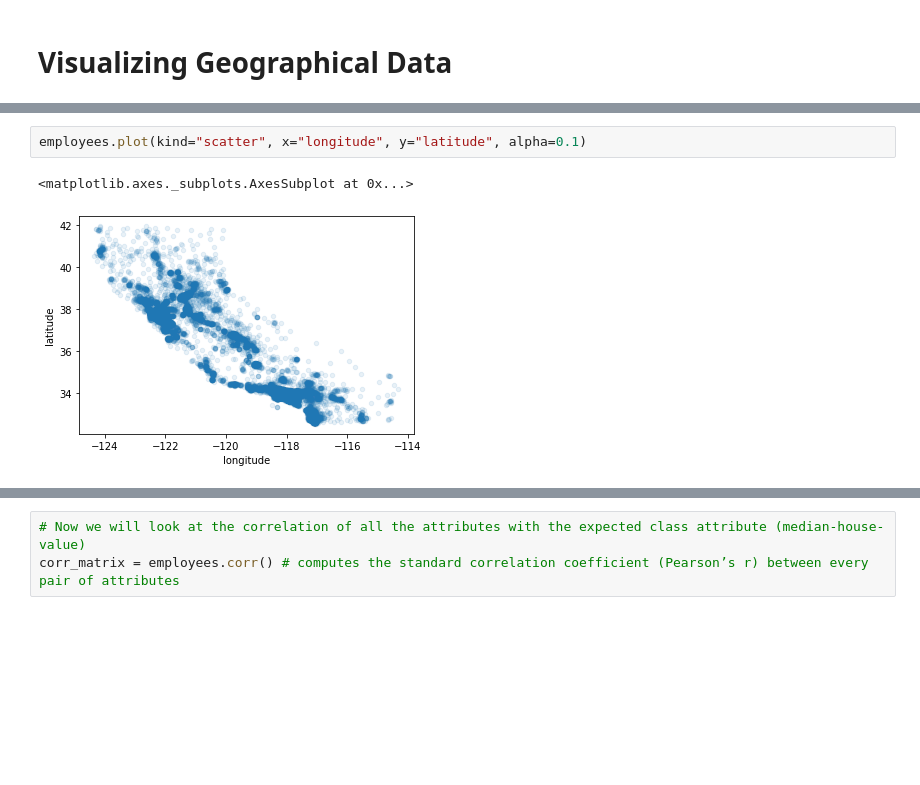
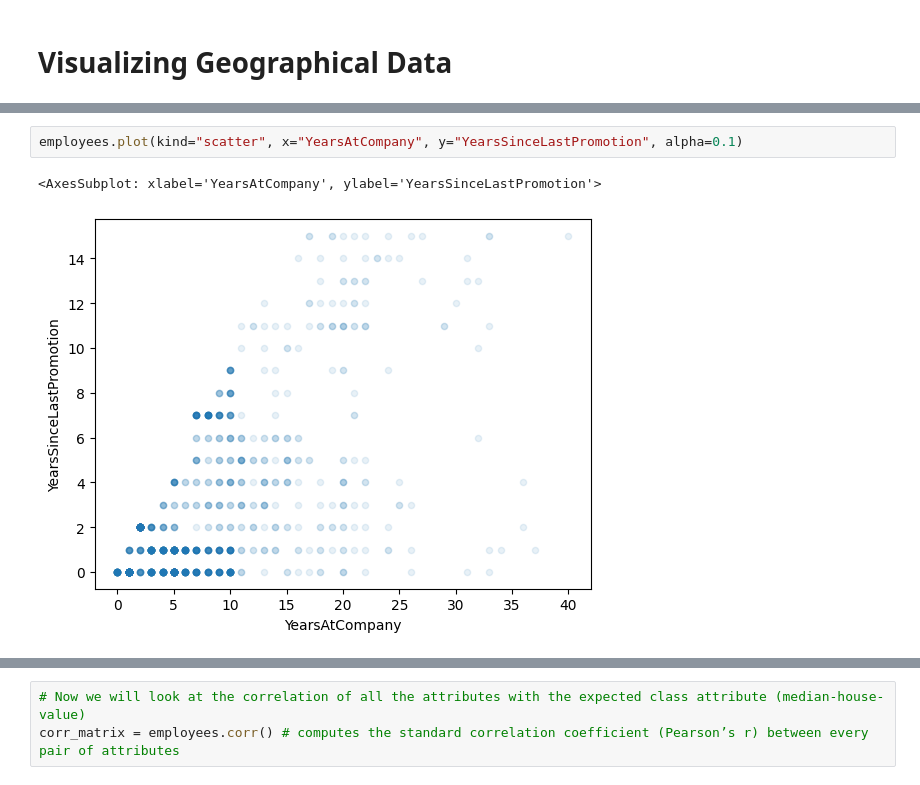
Before and after one commit to Darcinn/F21DL, a Jupyter notebook: Notebooks/Lab 2/Lab-2.ipynb, the cells around one changed output, grey strips where cells are left out. Cells and saved outputs as stored; diff of their text form; blank space fills up the shorter version.

```diff
--- a/Notebooks/Lab 2/Lab-2.ipynb
+++ b/Notebooks/Lab 2/Lab-2.ipynb
@@ -134,5 +176,5 @@ employees.plot(kind="scatter", x="longitude", y="latitude")
 # %%
-employees.plot(kind="scatter", x="longitude", y="latitude", alpha=0.1)
+employees.plot(kind="scatter", x="YearsAtCompany", y="YearsSinceLastPromotion", alpha=0.1)
 # %% [output]
-<matplotlib.axes._subplots.AxesSubplot at 0x...>
+<AxesSubplot: xlabel='YearsAtCompany', ylabel='YearsSinceLastPromotion'>
-[figure, old version]
+[figure, new version]
```
Also changed, not shown: parts of 39 cells of this notebook, 2 other files.
